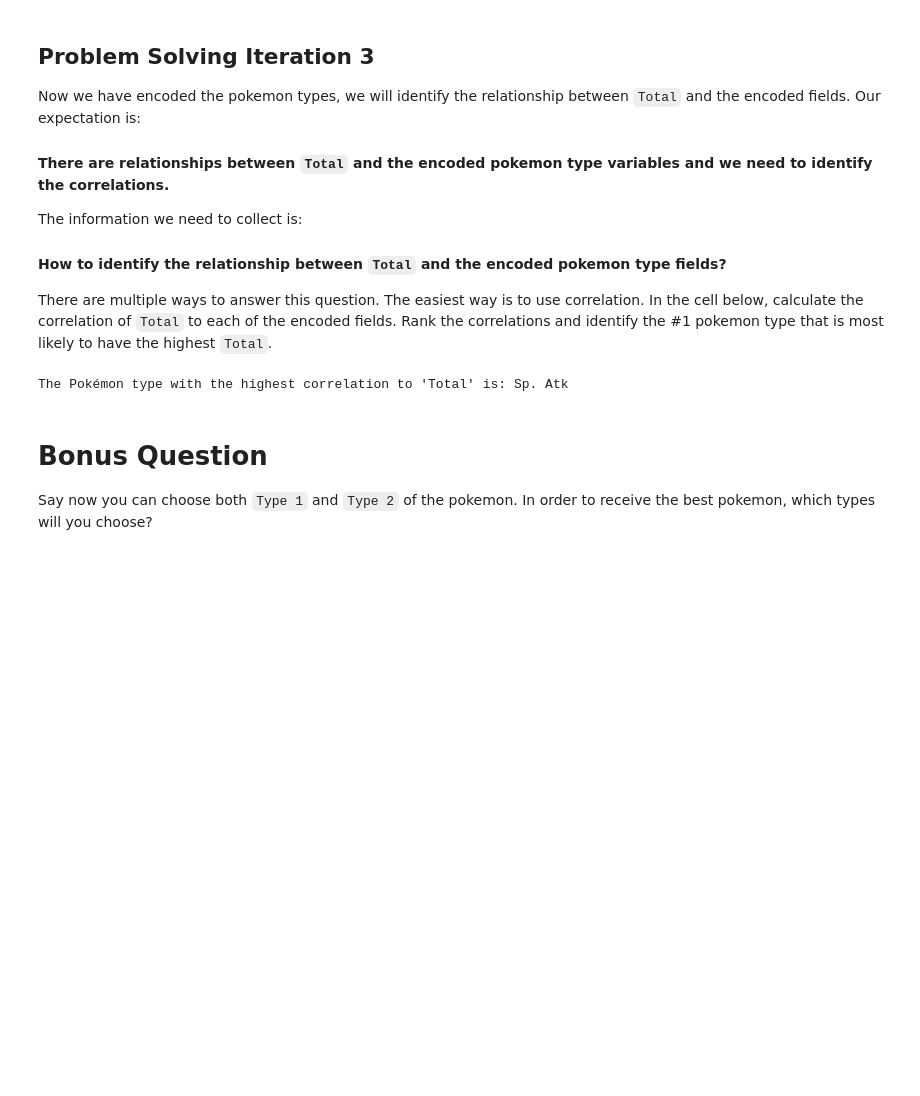
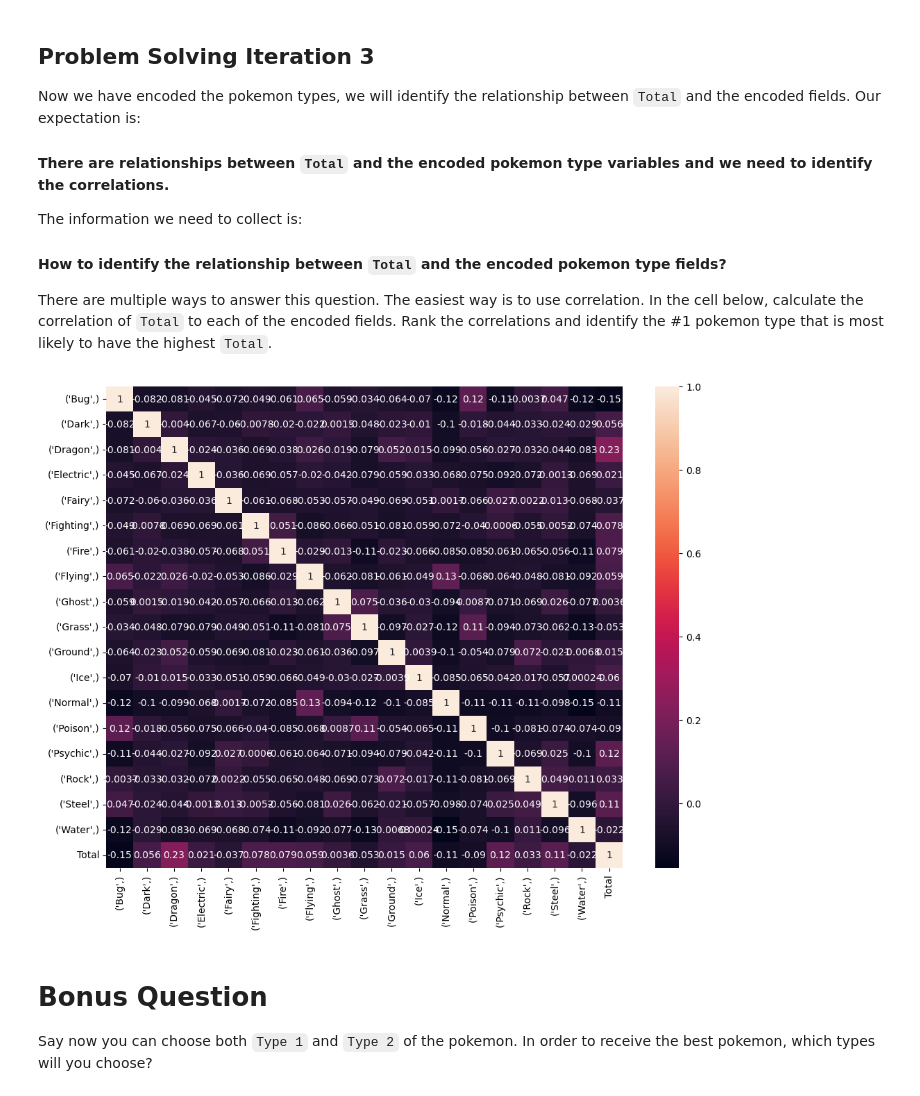
Before and after one commit to anitagashi/Pokemon-Lab, a Jupyter notebook: your-code/challenge-2.ipynb, the cells around one changed output. Cells and saved outputs as stored; diff of their text form; code cells hidden in the pictures; blank space fills up the shorter version.

```diff
--- a/your-code/challenge-2.ipynb
+++ b/your-code/challenge-2.ipynb
@@ -150,0 +122,9 @@ display(encoded_pokemon)
+# %%
+from sklearn.preprocessing import OneHotEncoder
+
+typ1 = pokemon[['Type 1']]
+
+encoder_typ1 = OneHotEncoder().fit(typ1)
+encoded_types_typ1 = encoder_typ1.transform(typ1).toarray()
+onehot_encoded_typ1 = pd.DataFrame(encoded_types_typ1,columns = encoder_typ1.categories_)
+onehot_encoded_typ1
@@ -150,0 +145,7 @@ display(encoded_pokemon)
+# %%
+typ2 = pokemon[['Type 2']]
+
+encoder_typ2 = OneHotEncoder().fit(typ2)
+encoded_types_typ2 = encoder_typ2.transform(typ2).toarray()
+onehot_encoded_typ2 = pd.DataFrame(encoded_types_typ2,columns = encoder_typ2.categories_)
+onehot_encoded_typ2
@@ -150,0 +166,9 @@ display(encoded_pokemon)
+# %%
+One_hot_encoded=onehot_encoded_typ1.add(onehot_encoded_typ2,fill_value=0)
+One_hot_encoded.head()
+One_hot_encoded = One_hot_encoded.drop(['null'],axis=1)
+# %%
+#adding the target
+total = pokemon['Total']
+total_types = One_hot_encoded.join(total)
+total_types
@@ -175,5 +201,9 @@ top_type = ranked_correlations.index[0]
-# %%
-# Print the result
-print("The Pokémon type with the highest correlation to 'Total' is:", top_type)
-# %% [output]
-The Pokémon type with the highest correlation to 'Total' is: Sp. Atk
+# %%
+import seaborn as sns
+import matplotlib.pyplot as plt
+correlation_matrix = total_types.corr()
+plt.figure(figsize=(12, 9))
+sns.heatmap(correlation_matrix, annot=True)
+plt.show()
+# %% [output]
+[figure, added]
```
Also changed, not shown: parts of 21 cells of this notebook.
